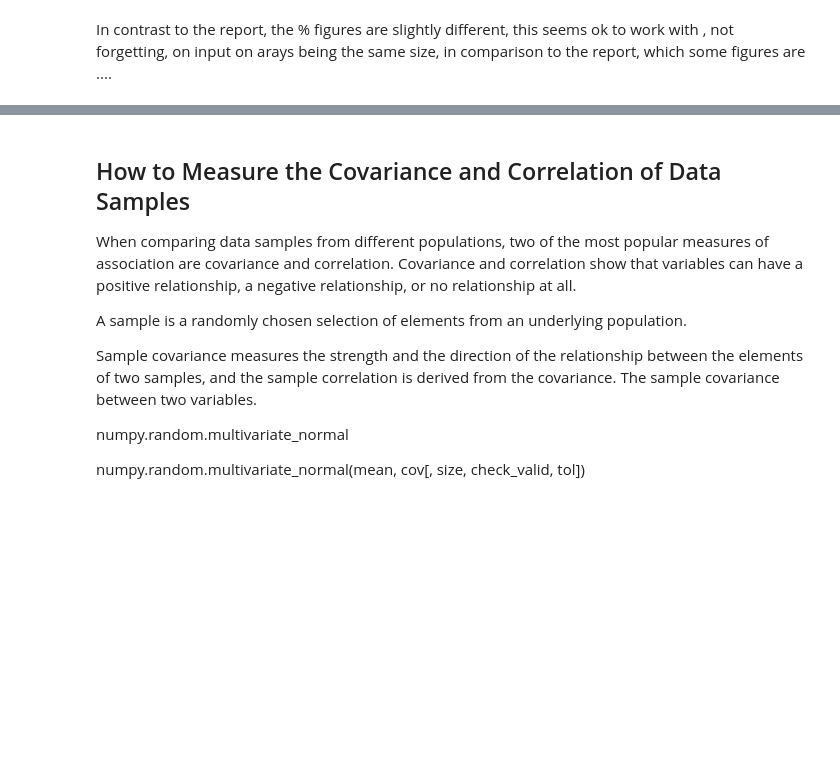
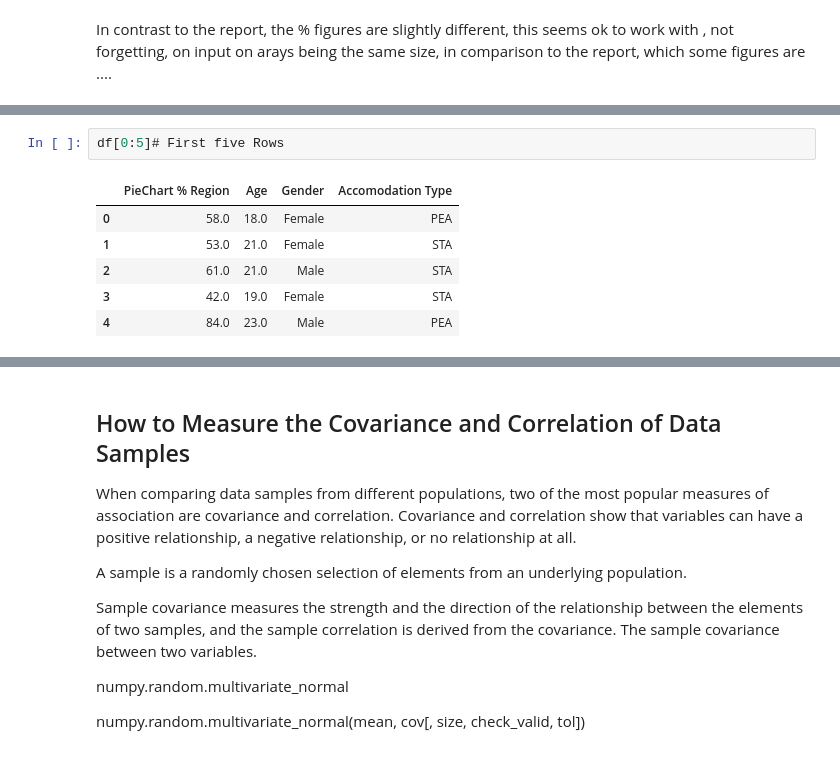
Before and after one commit to MarianneLawless/Programming-DA-Project, a Jupyter notebook: Programming for Data Analysis Project 2018.ipynb, the cells around one changed output, grey strips where cells are left out. Drawn from its saved outputs; the diff is of its cells as text; blank space fills up the shorter version.

```diff
--- a/Programming for Data Analysis Project 2018.ipynb
+++ b/Programming for Data Analysis Project 2018.ipynb
@@ -670,0 +911,9 @@ In contrast to the report, the % figures are slightly different, this seems ok t
+# %%
+df[0:5]# First five Rows
+# %% [output]
+|  | PieChart % Region | Age | Gender | Accomodation Type |
+| 0 | 58.0 | 18.0 | Female | PEA |
+| 1 | 53.0 | 21.0 | Female | STA |
+| 2 | 61.0 | 21.0 | Male | STA |
+| 3 | 42.0 | 19.0 | Female | STA |
+| 4 | 84.0 | 23.0 | Male | PEA |
```
Also changed, not shown: parts of 48 cells of this notebook.
